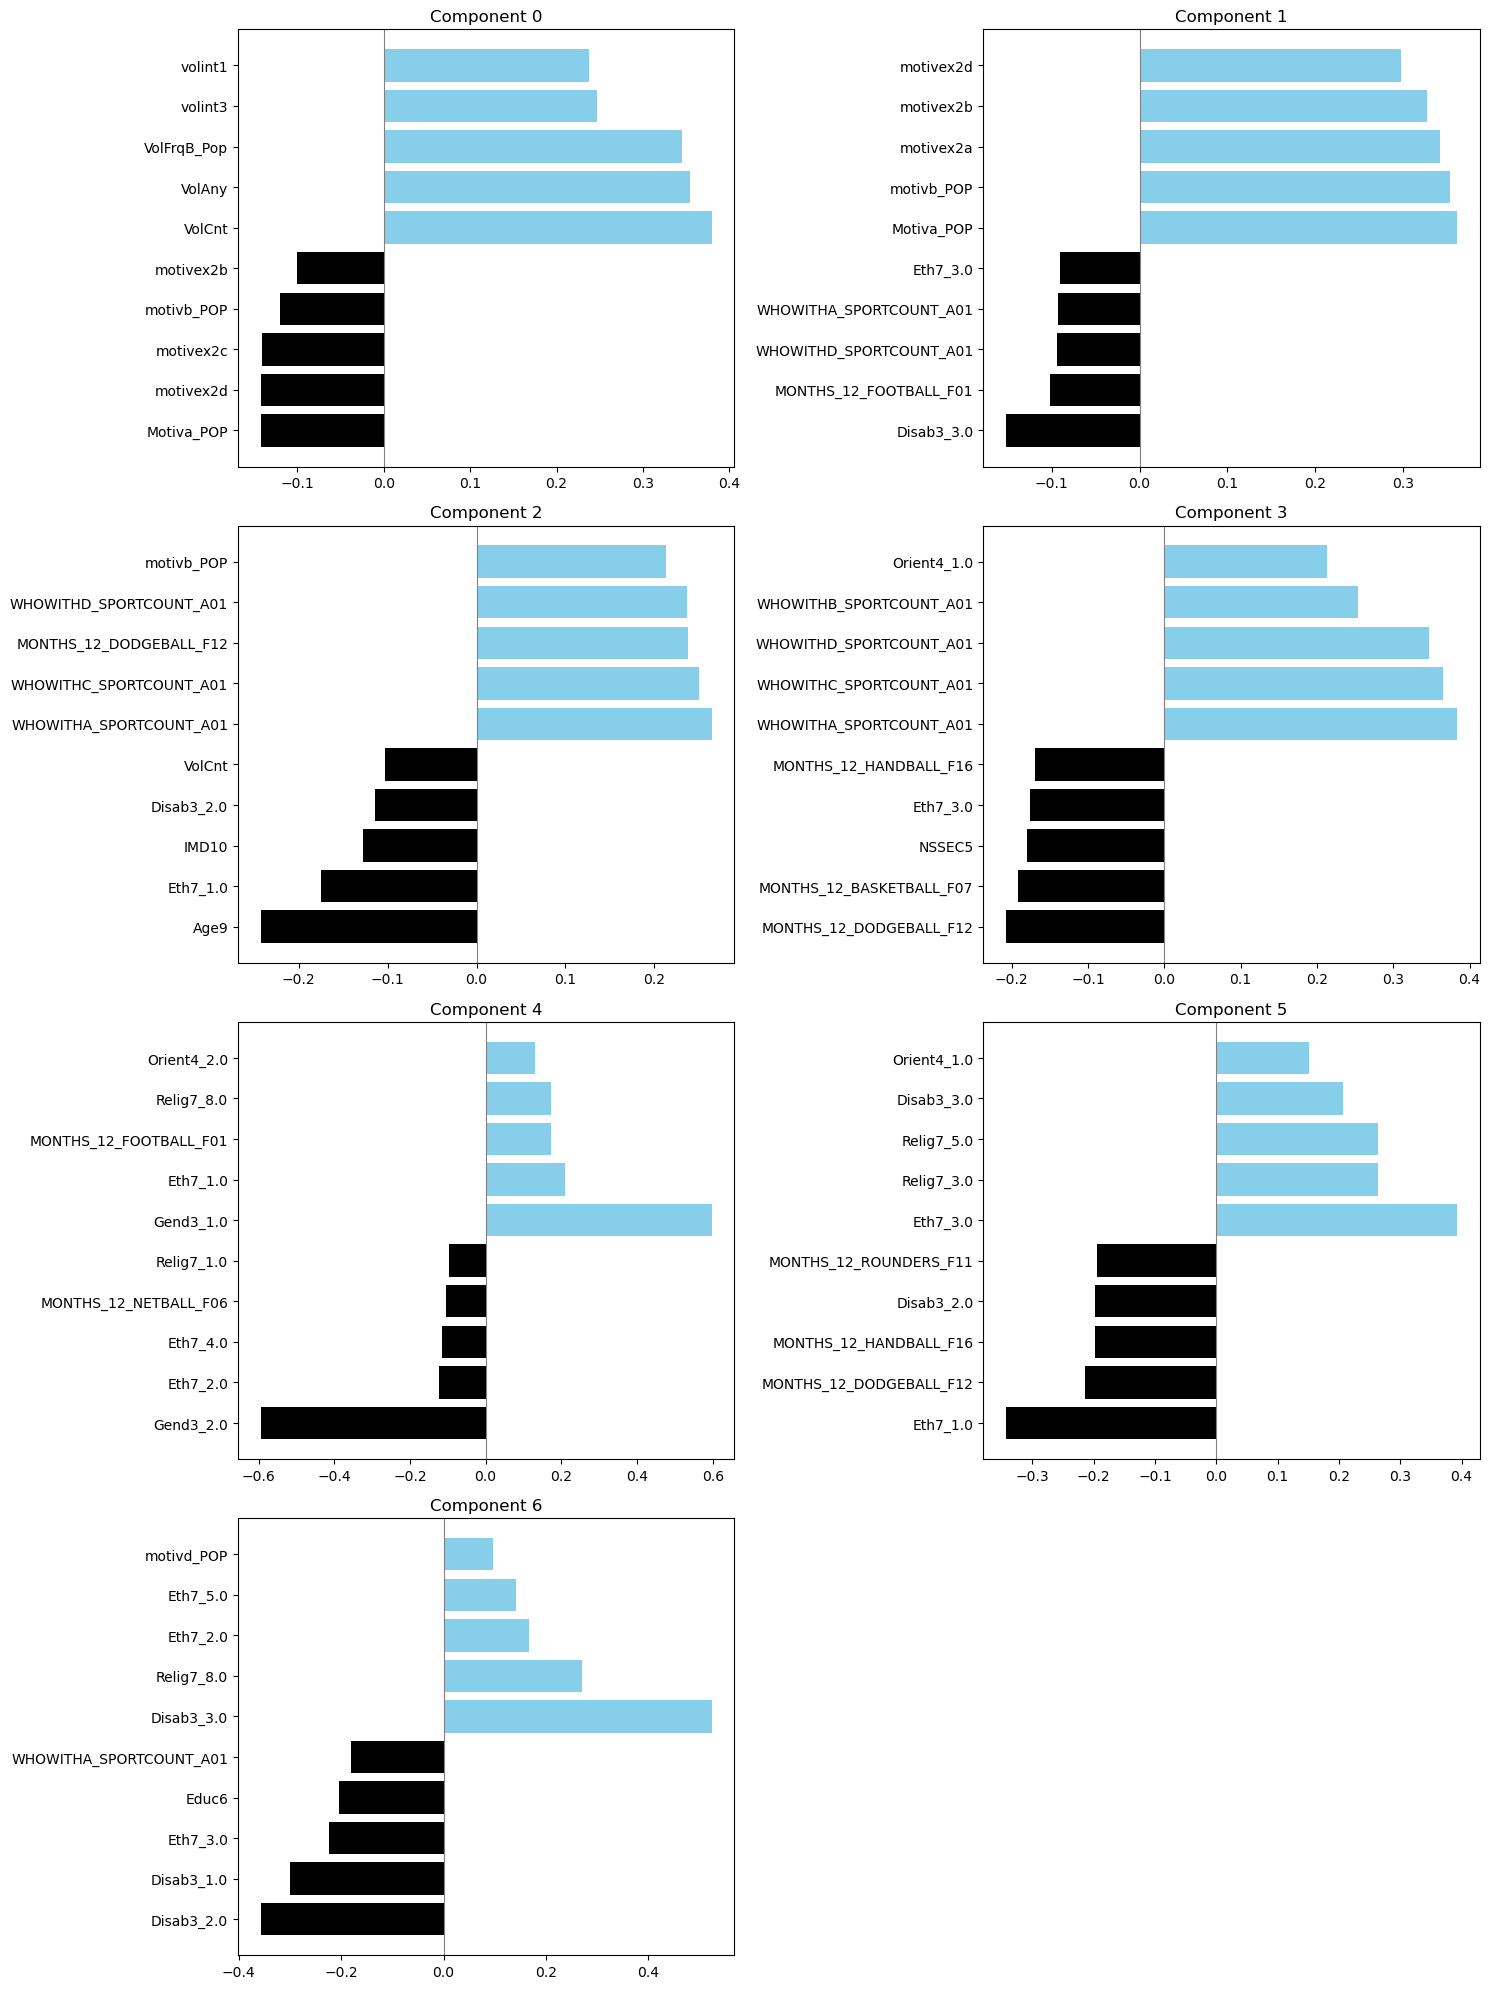
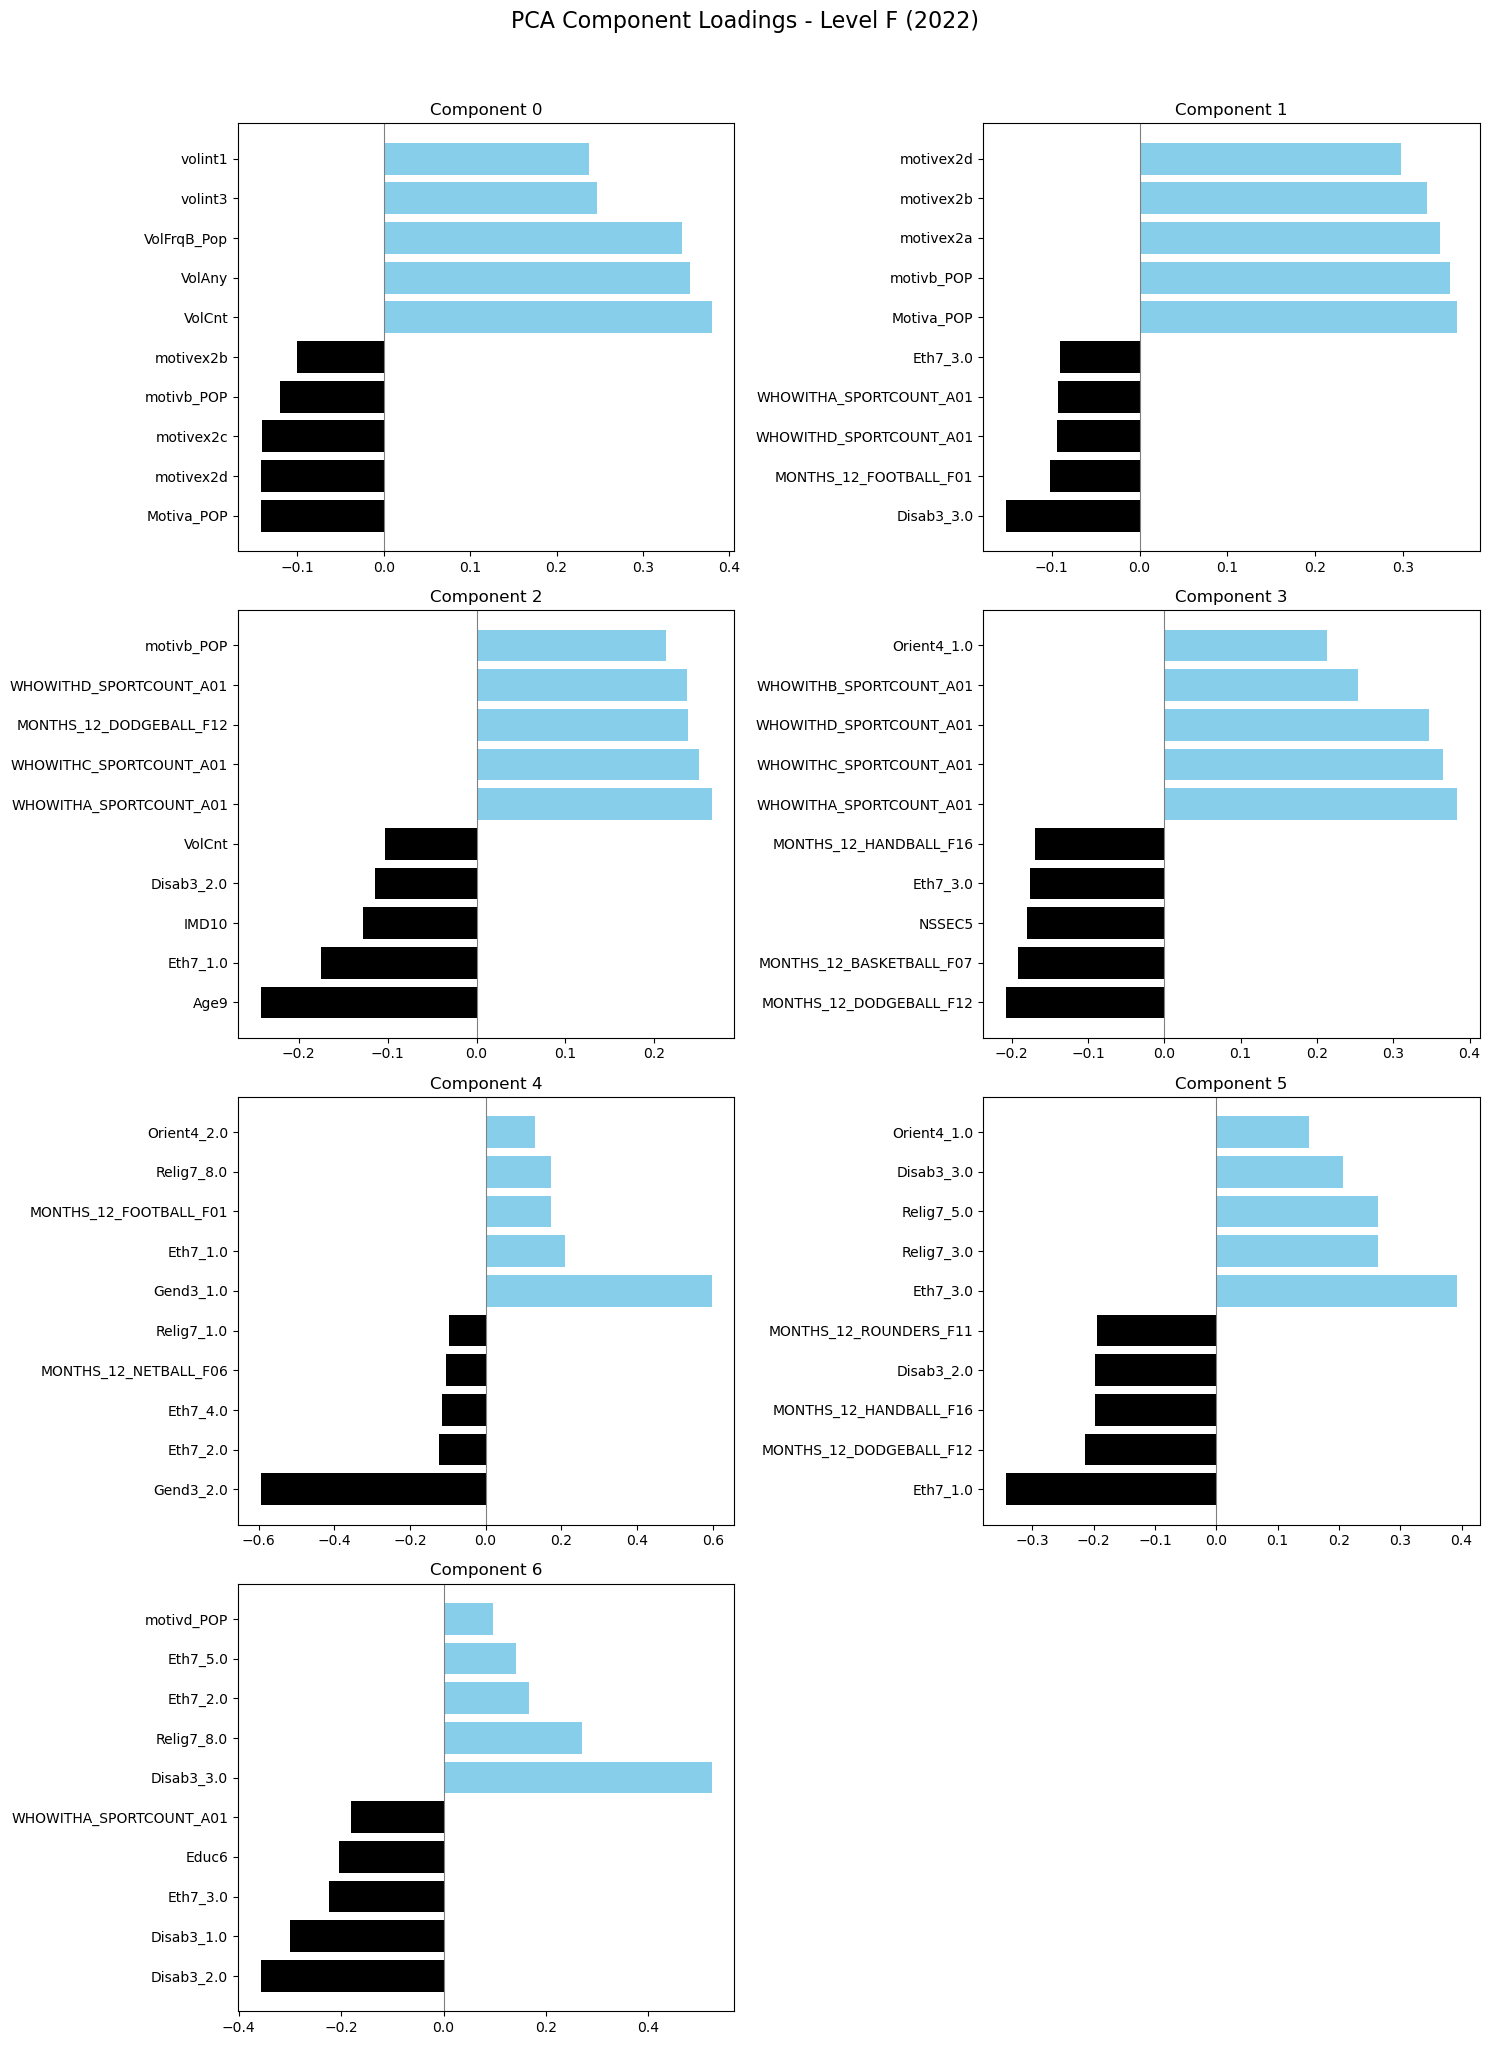
The notebook cell's code change between the first figure and the second:
--- before
+++ after
@@ -14,4 +14,5 @@
 
 axes[7].set_visible(False)
+fig.suptitle('PCA Component Loadings - Level F (2022)', fontsize=16, y=1.02)
 plt.tight_layout()
 plt.show()

Commit: single-level multi-year analysis